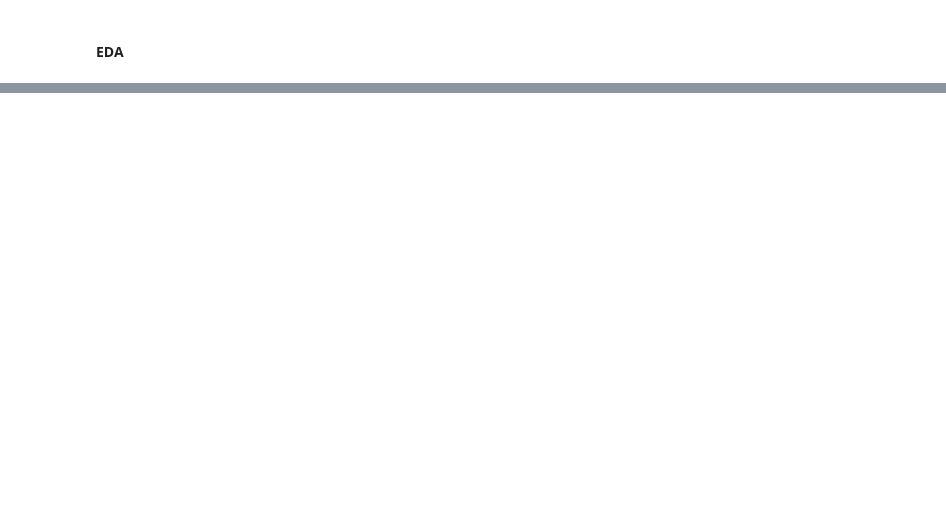
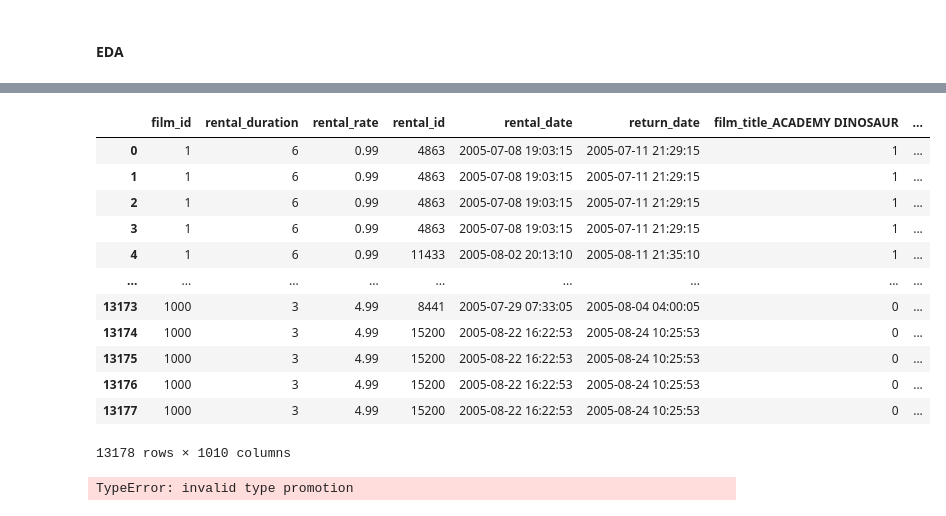
Before and after one commit to Ironhack-Data-0621-Remote/lab-predictions-logistic-regression, a Jupyter notebook: Lab | Making predictions with logistic regression.ipynb, the cells around one changed output, grey strips where cells are left out. Drawn from its saved outputs; the diff is of its cells as text; code cells hidden in the pictures; blank space fills up the shorter version.

```diff
--- a/Lab | Making predictions with logistic regression.ipynb
+++ b/Lab | Making predictions with logistic regression.ipynb
@@ -103,0 +191,17 @@ plt.show()
+# %%
+X = pd.get_dummies(X)
+X
+# %% [output]
+|  | film_id | rental_duration | rental_rate | rental_id | rental_date | return_date | film_title_ACADEMY DINOSAUR | ... |
+| 0 | 1 | 6 | 0.99 | 4863 | 2005-07-08 19:03:15 | 2005-07-11 21:29:15 | 1 | ... |
+| 1 | 1 | 6 | 0.99 | 4863 | 2005-07-08 19:03:15 | 2005-07-11 21:29:15 | 1 | ... |
+| 2 | 1 | 6 | 0.99 | 4863 | 2005-07-08 19:03:15 | 2005-07-11 21:29:15 | 1 | ... |
+| 3 | 1 | 6 | 0.99 | 4863 | 2005-07-08 19:03:15 | 2005-07-11 21:29:15 | 1 | ... |
+| 4 | 1 | 6 | 0.99 | 11433 | 2005-08-02 20:13:10 | 2005-08-11 21:35:10 | 1 | ... |
+| ... | ... | ... | ... | ... | ... | ... | ... | ... |
+| 13173 | 1000 | 3 | 4.99 | 8441 | 2005-07-29 07:33:05 | 2005-08-04 04:00:05 | 0 | ... |
+| 13174 | 1000 | 3 | 4.99 | 15200 | 2005-08-22 16:22:53 | 2005-08-24 10:25:53 | 0 | ... |
+| 13175 | 1000 | 3 | 4.99 | 15200 | 2005-08-22 16:22:53 | 2005-08-24 10:25:53 | 0 | ... |
+| 13176 | 1000 | 3 | 4.99 | 15200 | 2005-08-22 16:22:53 | 2005-08-24 10:25:53 | 0 | ... |
+| 13177 | 1000 | 3 | 4.99 | 15200 | 2005-08-22 16:22:53 | 2005-08-24 10:25:53 | 0 | ... |
+13178 rows × 1010 columns
@@ -103,0 +210,5 @@ plt.show()
+# %%
+classification = LogisticRegression(random_state=42, multi_class='multinomial', max_iter=500) # max_iter
+classification.fit(X_train, y_train)
+# %% [output]
+TypeError: invalid type promotion
```
Also changed, not shown: parts of 15 cells of this notebook.
